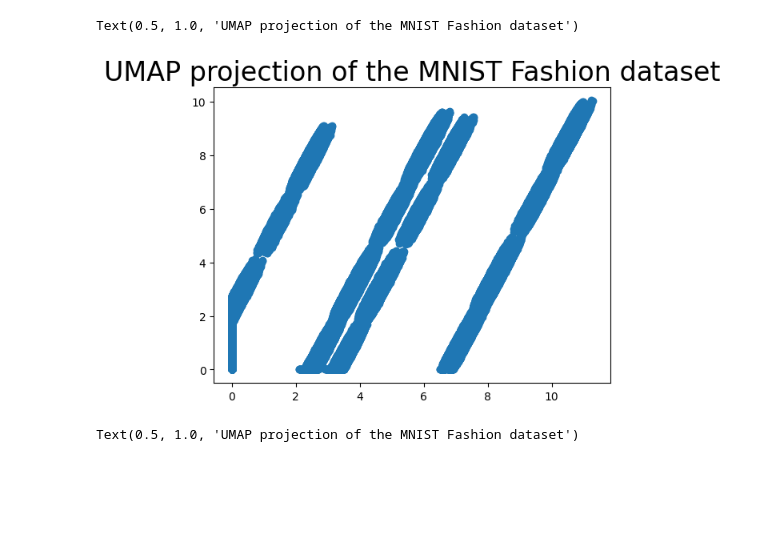
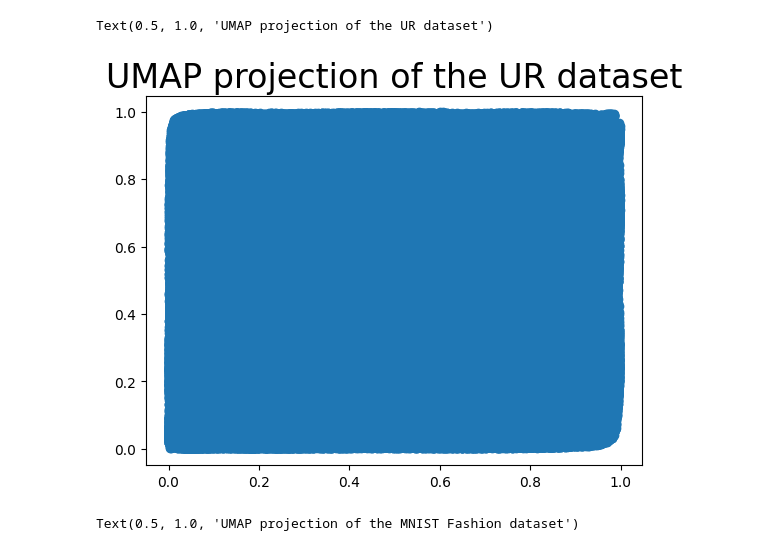
Before and after one commit to qwertyuu/tensorflow-autoencoders, a Jupyter notebook: autoencoder_ur.ipynb, the cells around one changed output. Saved outputs shown, nothing was run; the diff lists cells and outputs as text; code cells hidden in the pictures; blank space fills up the shorter version.

```diff
--- a/autoencoder_ur.ipynb
+++ b/autoencoder_ur.ipynb
@@ -15,7 +16,11 @@ To enable the following instructions: AVX2 FMA, in other operations, rebuild Ten
 # %%
-df = pd.read_parquet("data/dataset_depth8_Sam_Raph_Sothatsit6.parquet").sample(frac=0.1)
+df = pd.read_parquet("data/dataset_depth8_Sam_Raph_Sothatsit7_Kaggle.parquet").sample(frac=0.01)
 df = df.drop(["rank", "utility", "game"], axis="columns")
 df["light_turn"] = df["light_turn"] == "true"
+df["x"] = df["x"].replace({"A": 0, "B": 1, "C": 2})
+cols_to_replace = [c for c in df.columns if c.startswith("A") or c.startswith("B") or c.startswith("C")]
+
+df[cols_to_replace] = df[cols_to_replace].replace({"E": 0, "L": -1, "D": 1})
 
 scaler = MinMaxScaler()
 # transform data
@@ -36,12 +41,12 @@ scaled.shape
 # %%
-latent_dim = 64
+latent_dim = 3
 
 class Autoencoder(Model):
   def __init__(self, latent_dim):
     super(Autoencoder, self).__init__()
     self.latent_dim = latent_dim
     self.encoder = tf.keras.Sequential([
-      layers.Dense(latent_dim, activation='relu'),
+      layers.Dense(latent_dim, activation='sigmoid'),
     ])
     self.decoder = tf.keras.Sequential([
       layers.Dense(28, activation='sigmoid'),
@@ -71,6 +63,7 @@ print(y_test.shape)
 # %%
 autoencoder.fit(scaled, scaled,
-                epochs=1,
+                epochs=10,
+                #batch_size=5000,
                 shuffle=True,
                 validation_data=(scaled, scaled))
 # %% [output]
@@ -90,15 +108,15 @@ embedding = reducer.fit_transform(encoded_imgs)
 # %%
 plt.scatter(
     encoded_imgs[:, 0],
     encoded_imgs[:, 1],
-    c=MinMaxScaler().fit_transform(df["utility"]),
+    #c=MinMaxScaler().fit_transform(df["utility"]),
     #cmap='Spectral',
 )
 #plt.gca().set_aspect('equal', 'datalim')
-plt.title('UMAP projection of the MNIST Fashion dataset', fontsize=24)
+plt.title('UMAP projection of the UR dataset', fontsize=24)
 # %% [output]
-Text(0.5, 1.0, 'UMAP projection of the MNIST Fashion dataset')
+Text(0.5, 1.0, 'UMAP projection of the UR dataset')
-[figure, old version]
+[figure, new version]
 # %%
 plt.scatter(
     encoded_imgs[:, 1],
```
Also changed, not shown: parts of 8 cells of this notebook, 2 other files.
